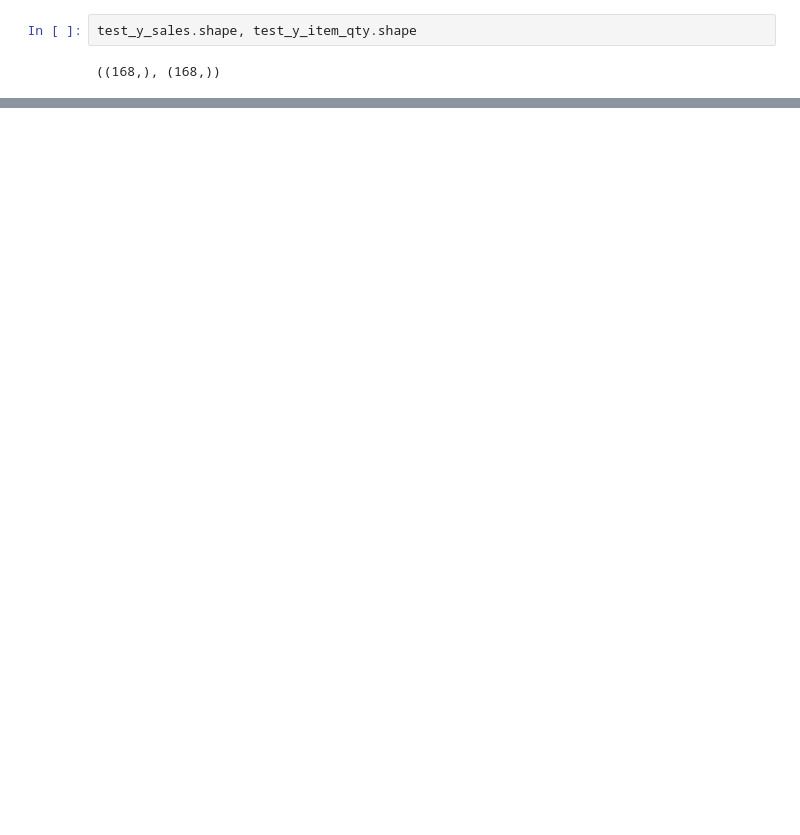
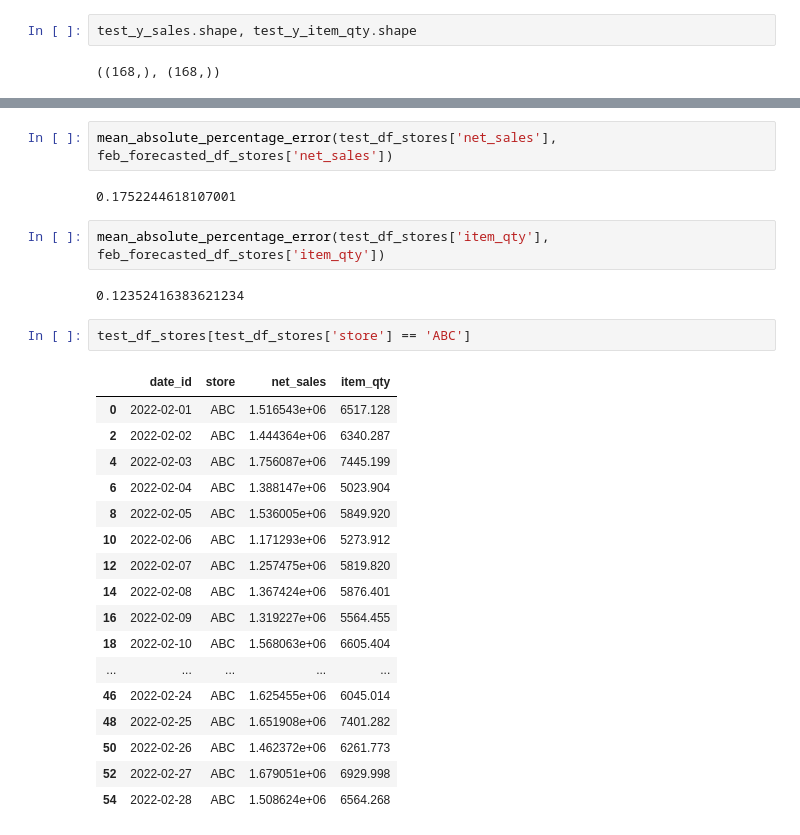
Before and after one commit to Vaseekaran-V/ML_CW, a Jupyter notebook: src/notebooks/full_model_run.ipynb, the cells around one changed output, grey strips where cells are left out. Cells and saved outputs as stored; diff of their text form; blank space fills up the shorter version.

```diff
--- a/src/notebooks/full_model_run.ipynb
+++ b/src/notebooks/full_model_run.ipynb
@@ -156,0 +341,28 @@ mean_absolute_percentage_error(test_y_item_qty, feb_forecasted_df['item_qty'])
+# %%
+mean_absolute_percentage_error(test_df_stores['net_sales'], feb_forecasted_df_stores['net_sales'])
+# %% [output]
+0.1752244618107001
+# %%
+mean_absolute_percentage_error(test_df_stores['item_qty'], feb_forecasted_df_stores['item_qty'])
+# %% [output]
+0.12352416383621234
+# %%
+test_df_stores[test_df_stores['store'] == 'ABC']
+# %% [output]
+|  | date_id | store | net_sales | item_qty |
+| 0 | 2022-02-01 | ABC | 1.516543e+06 | 6517.128 |
+| 2 | 2022-02-02 | ABC | 1.444364e+06 | 6340.287 |
+| 4 | 2022-02-03 | ABC | 1.756087e+06 | 7445.199 |
+| 6 | 2022-02-04 | ABC | 1.388147e+06 | 5023.904 |
+| 8 | 2022-02-05 | ABC | 1.536005e+06 | 5849.920 |
+| 10 | 2022-02-06 | ABC | 1.171293e+06 | 5273.912 |
+| 12 | 2022-02-07 | ABC | 1.257475e+06 | 5819.820 |
+| 14 | 2022-02-08 | ABC | 1.367424e+06 | 5876.401 |
+| 16 | 2022-02-09 | ABC | 1.319227e+06 | 5564.455 |
+| 18 | 2022-02-10 | ABC | 1.568063e+06 | 6605.404 |
+| ... | ... | ... | ... | ... |
+| 46 | 2022-02-24 | ABC | 1.625455e+06 | 6045.014 |
+| 48 | 2022-02-25 | ABC | 1.651908e+06 | 7401.282 |
+| 50 | 2022-02-26 | ABC | 1.462372e+06 | 6261.773 |
+| 52 | 2022-02-27 | ABC | 1.679051e+06 | 6929.998 |
+| 54 | 2022-02-28 | ABC | 1.508624e+06 | 6564.268 |
```
Also changed, not shown: parts of 24 cells of this notebook, 5 other files.
